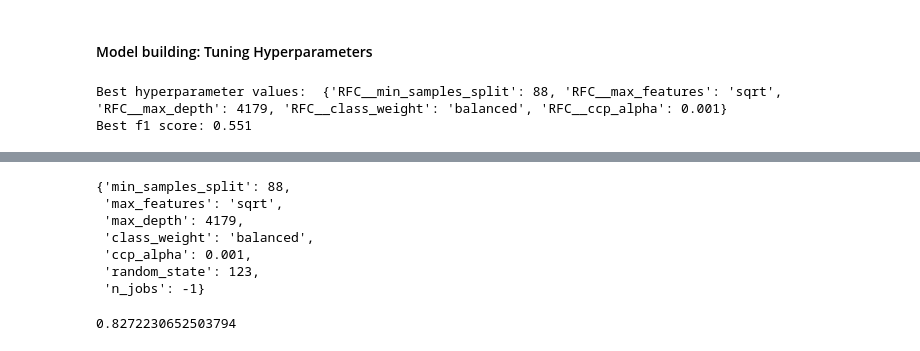
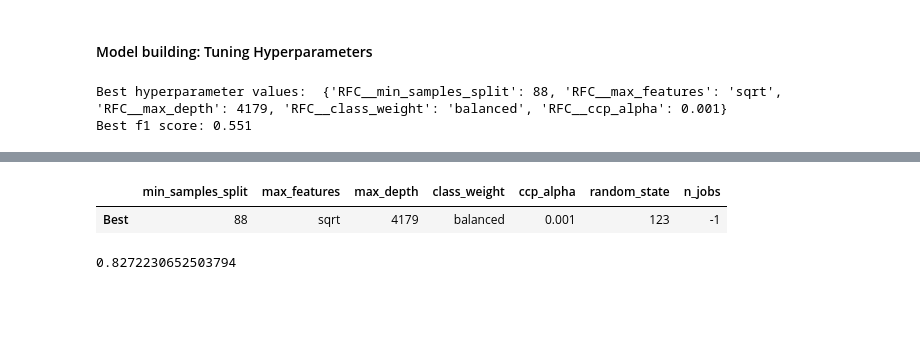
Before and after one commit to UBC-MDS/Bank_Marketing_Prediction, a Jupyter notebook: doc/Build_Models_Process.ipynb, the cells around one changed output, grey strips where cells are left out. Saved outputs shown, nothing was run; the diff lists cells and outputs as text; code cells hidden in the pictures; blank space fills up the shorter version.

```diff
--- a/doc/Build_Models_Process.ipynb
+++ b/doc/Build_Models_Process.ipynb
@@ -242,16 +242,11 @@ best_RFC_CV_results
 # %%
 best_RFC_params = {key.replace('RFC__',''):val for (key, val) in random_search_RFC.best_params_.items()}
 best_RFC_params['random_state']=123
 best_RFC_params['n_jobs']=-1
-best_RFC_params
+pd.DataFrame(best_RFC_params, index=["Best"])
 # %% [output]
-{'min_samples_split': 88,
- 'max_features': 'sqrt',
- 'max_depth': 4179,
- 'class_weight': 'balanced',
- 'ccp_alpha': 0.001,
- 'random_state': 123,
- 'n_jobs': -1}
+|  | min_samples_split | max_features | max_depth | class_weight | ccp_alpha | random_state | n_jobs |
+| Best | 88 | sqrt | 4179 | balanced | 0.001 | 123 | -1 |
 # %%
 best_RFC = pipe = Pipeline([
     ('preprocessor',preprocessor),
```
Also changed, not shown: parts of 6 cells of this notebook, 9 other files.
